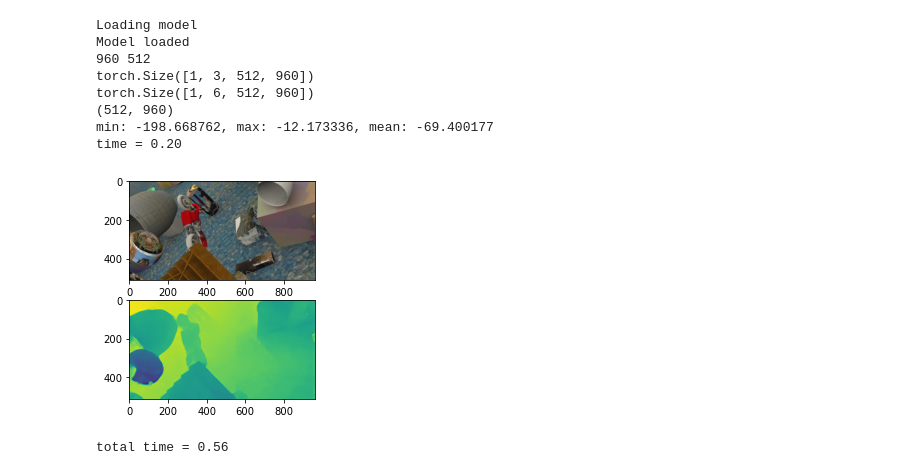
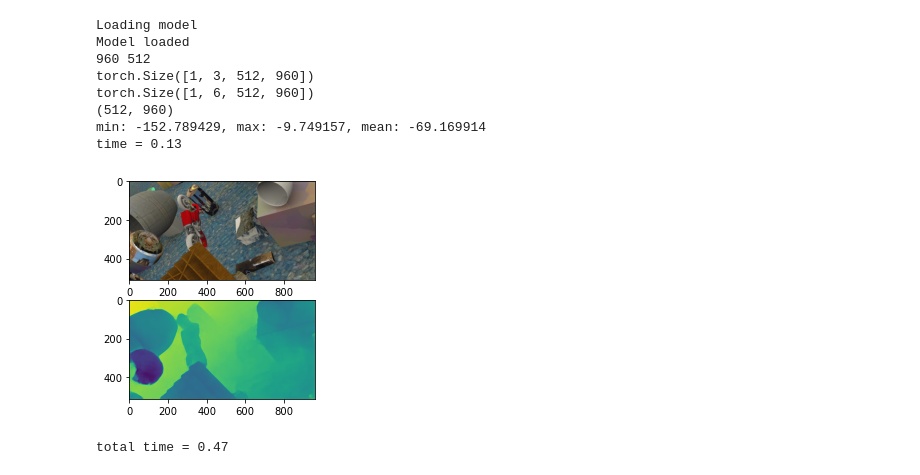
Before and after one commit to djordjebatic/depthNet, a Jupyter notebook: generate_output.ipynb, the cells around one changed output. Cells and saved outputs as stored; diff of their text form; code cells hidden in the pictures.

```diff
--- a/generate_output.ipynb
+++ b/generate_output.ipynb
@@ -100,15 +100,15 @@ def generate_output(epoch, img_path):
     print('total time = %.2f' %(time.time() - start_time))
     img.save("output_images/" + img_path + ".png")
 # %%
-generate_output("43", "0001320")
+generate_output("46", "0001320")
 # %% [output]
 Loading model
 Model loaded
 960 512
 torch.Size([1, 3, 512, 960])
 torch.Size([1, 6, 512, 960])
 (512, 960)
-min: -198.668762, max: -12.173336, mean: -69.400177
-time = 0.20
+min: -152.789429, max: -9.749157, mean: -69.169914
+time = 0.13
-[figure, old version]
+[figure, new version]
-total time = 0.56
+total time = 0.47
```
Also changed, not shown: 2 other files.
